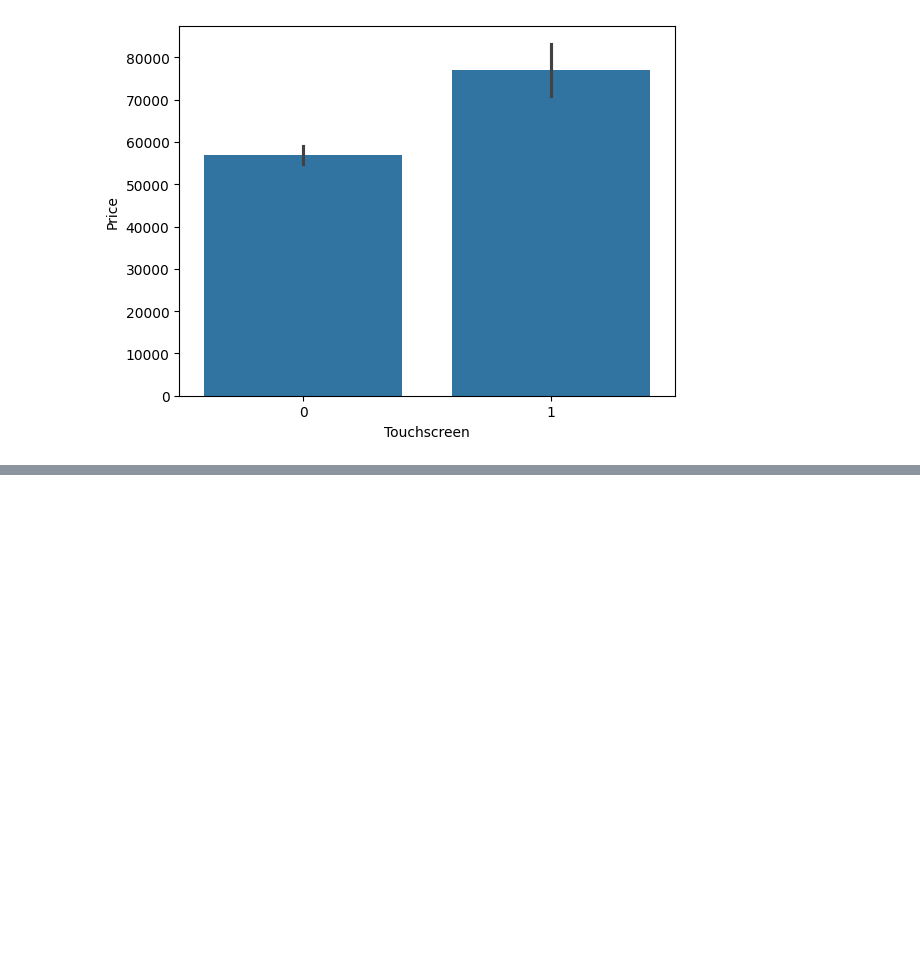
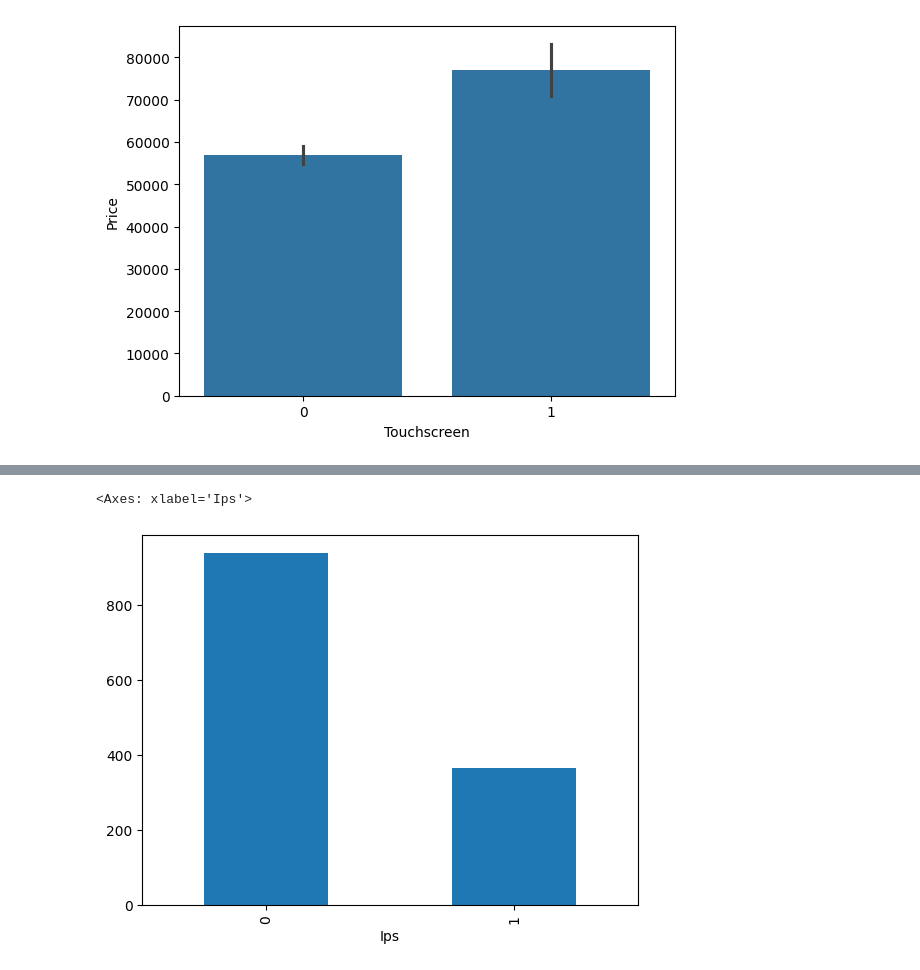
Before and after one commit to afadnan/laptopPricePrediction, a Jupyter notebook: laptop.ipynb, the cells around one changed output, grey strips where cells are left out. Saved outputs shown, nothing was run; the diff lists cells and outputs as text; code cells hidden in the pictures; blank space fills up the shorter version.

```diff
--- a/laptop.ipynb
+++ b/laptop.ipynb
@@ -252,3 +252,5 @@ sns.barplot(x=df['Touchscreen'],y=df['Price'])
 # %% [output]
 <Axes: xlabel='Touchscreen', ylabel='Price'>
 [figure]
+# %%
+df['Ips'] = df['ScreenResolution'].apply(lambda x:1 if 'IPS' in x else 0)
@@ -254,0 +266,5 @@ sns.barplot(x=df['Touchscreen'],y=df['Price'])
+# %%
+df['Ips'].value_counts().plot(kind='bar')
+# %% [output]
+<Axes: xlabel='Ips'>
+[figure, added]
```
Also changed, not shown: parts of 14 cells of this notebook.
